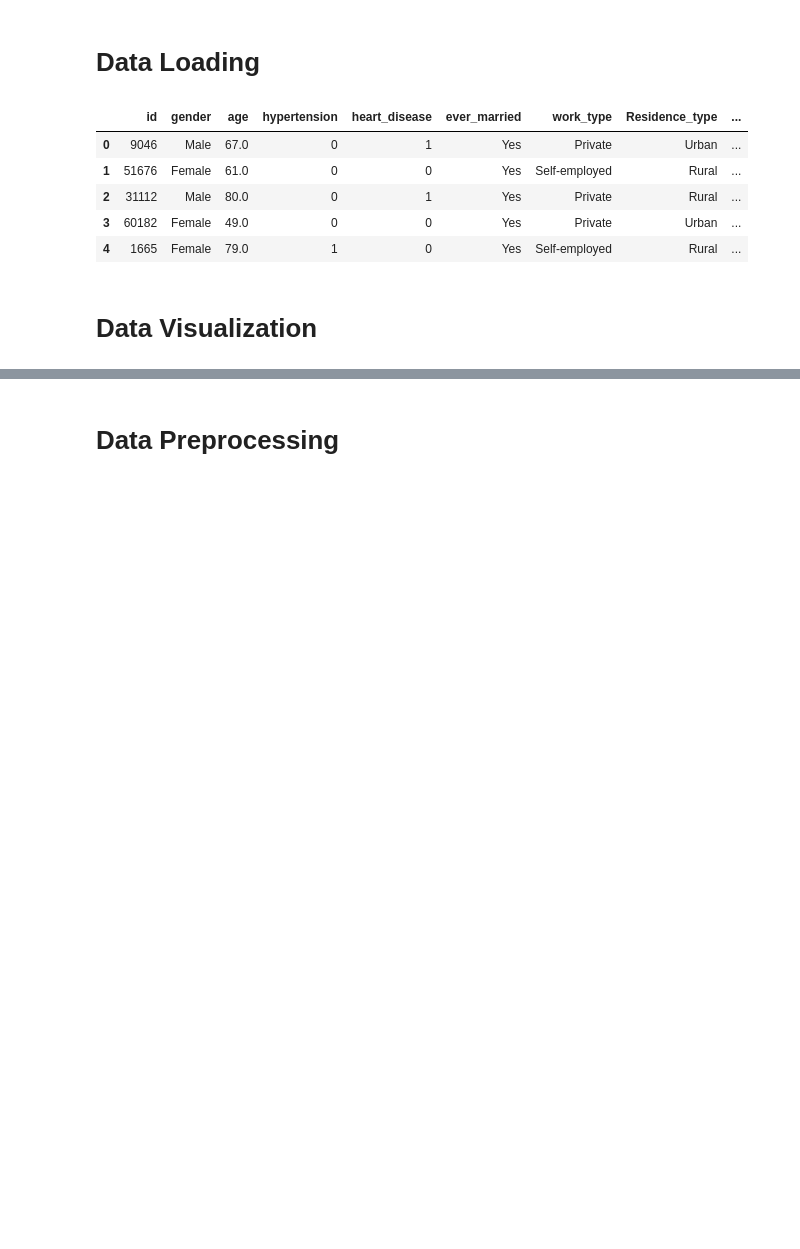
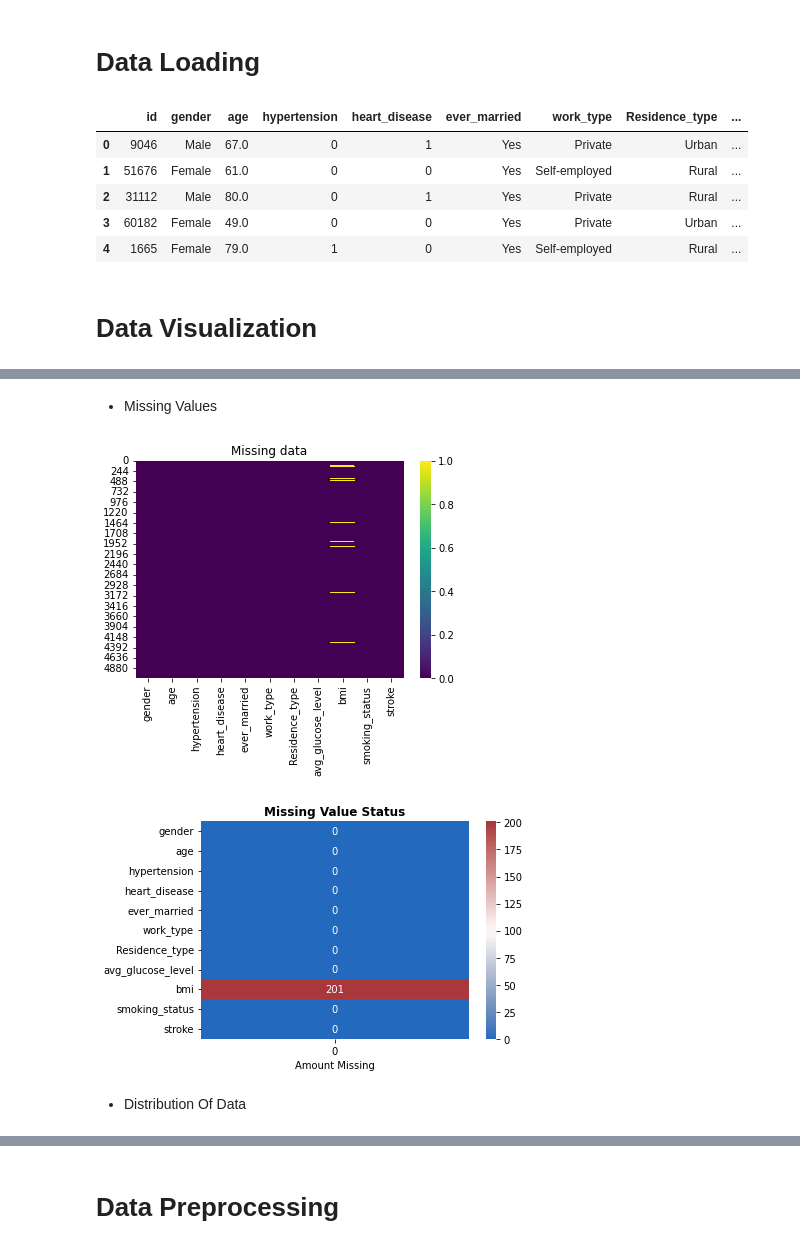
Before and after one commit to Yomna-Sabah/Machine-Learning, a Jupyter notebook: Stroke Prediction/StrokePrediction.ipynb, the cells around one changed output, grey strips where cells are left out. Drawn from its saved outputs; the diff is of its cells as text; code cells hidden in the pictures; blank space fills up the shorter version.

```diff
--- a/Stroke Prediction/StrokePrediction.ipynb
+++ b/Stroke Prediction/StrokePrediction.ipynb
@@ -38,0 +108,19 @@ data.head()
+# %% [markdown]
+* Missing Values
+# %%
+vData.isnull().sum()
+sns.heatmap(vData.isnull(),cmap='viridis')
+plt.title('Missing data')
+plt.show()
+
+print('   ')
+
+plt.title('Missing Value Status',fontweight='bold')
+ax = sns.heatmap(vData.isna().sum().to_frame(),annot=True,fmt='d',cmap='vlag')
+ax.set_xlabel('Amount Missing')
+plt.show()
+# %% [output]
+[figure, added]
+[figure, added]
+# %% [markdown]
+* Distribution Of Data
```
Also changed, not shown: parts of 22 cells of this notebook.
